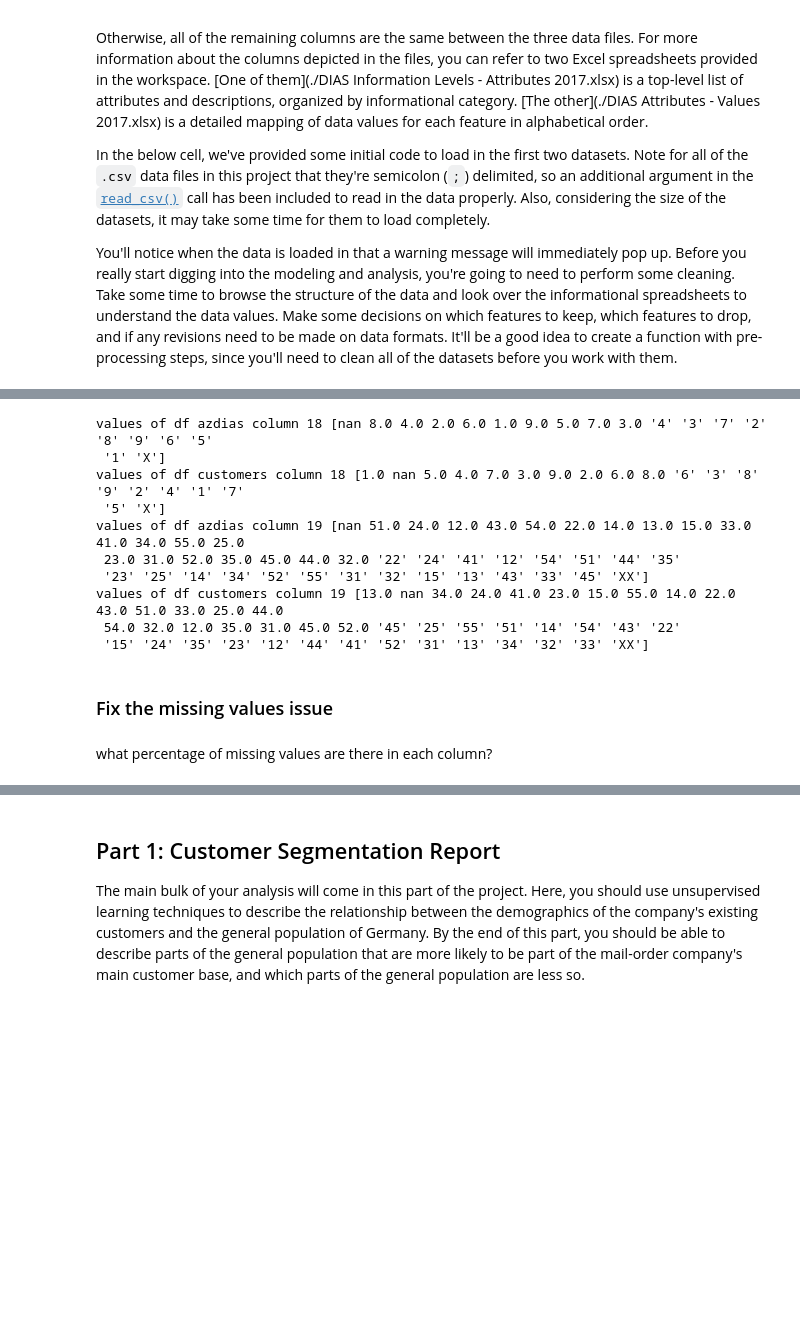
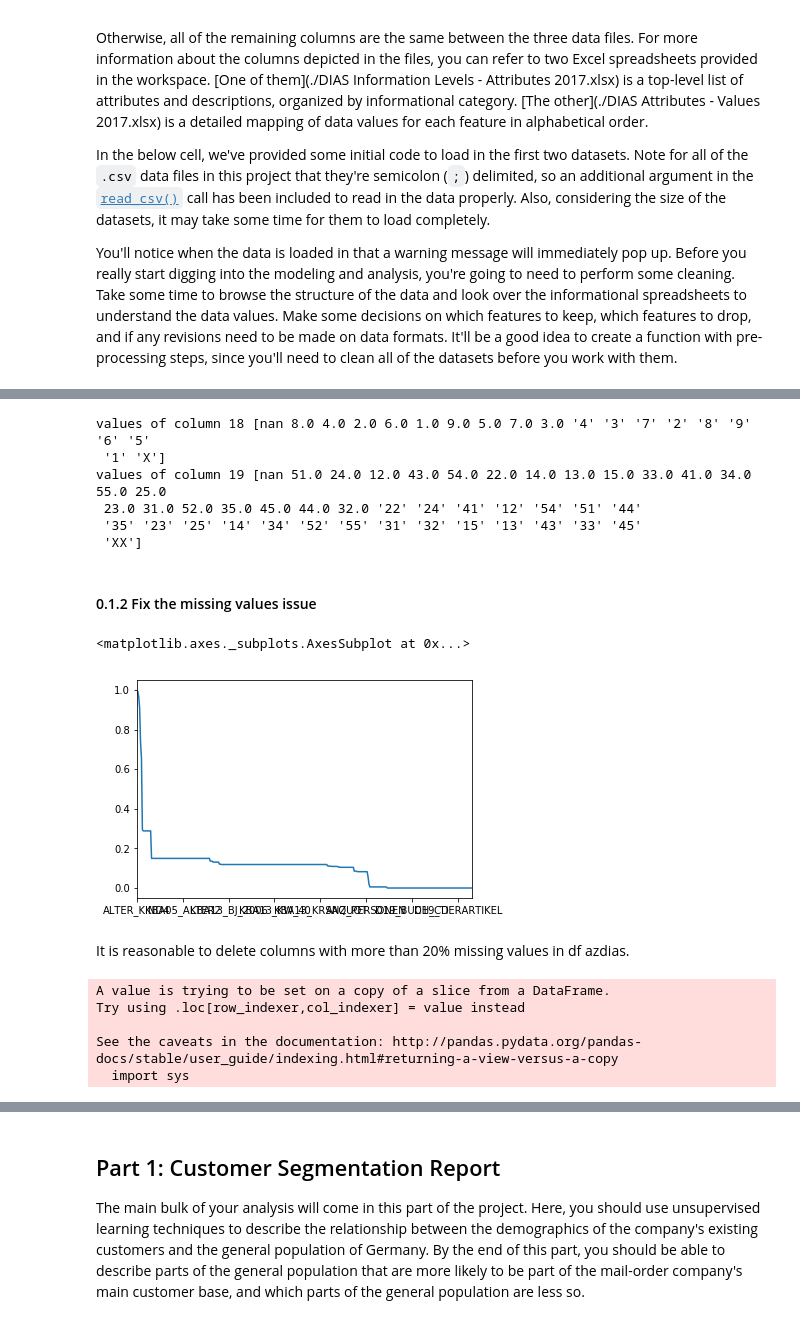
Before and after one commit to anqi-guo/udacity-MLND, a Jupyter notebook: project3_customer_segmentation/Arvato Project Workbook.ipynb, the cells around one changed output, grey strips where cells are left out. Saved outputs shown, nothing was run; the diff lists cells and outputs as text; code cells hidden in the pictures; blank space fills up the shorter version.

Commit message:
unify unknown and missing values

```diff
--- a/project3_customer_segmentation/Arvato Project Workbook.ipynb
+++ b/project3_customer_segmentation/Arvato Project Workbook.ipynb
@@ -49,26 +78,19 @@ print(round(t1-t0,2))
 # %%
 # get unique values of columns 18 and 19
 for c in [18,19]:
-    print('values of df azdias column %d'%c, azdias[azdias.columns[c]].unique())
-    print('values of df customers column %d'%c, customers[customers.columns[c]].unique())
+    print('values of column %d'%c, azdias[azdias.columns[c]].unique())
 # %% [output]
-values of df azdias column 18 [nan 8.0 4.0 2.0 6.0 1.0 9.0 5.0 7.0 3.0 '4' '3' '7' '2' '8' '9' '6' '5'
+values of column 18 [nan 8.0 4.0 2.0 6.0 1.0 9.0 5.0 7.0 3.0 '4' '3' '7' '2' '8' '9' '6' '5'
  '1' 'X']
-values of df customers column 18 [1.0 nan 5.0 4.0 7.0 3.0 9.0 2.0 6.0 8.0 '6' '3' '8' '9' '2' '4' '1' '7'
- '5' 'X']
-values of df azdias column 19 [nan 51.0 24.0 12.0 43.0 54.0 22.0 14.0 13.0 15.0 33.0 41.0 34.0 55.0 25.0
- 23.0 31.0 52.0 35.0 45.0 44.0 32.0 '22' '24' '41' '12' '54' '51' '44' '35'
- '23' '25' '14' '34' '52' '55' '31' '32' '15' '13' '43' '33' '45' 'XX']
-values of df customers column 19 [13.0 nan 34.0 24.0 41.0 23.0 15.0 55.0 14.0 22.0 43.0 51.0 33.0 25.0 44.0
- 54.0 32.0 12.0 35.0 31.0 45.0 52.0 '45' '25' '55' '51' '14' '54' '43' '22'
- '15' '24' '35' '23' '12' '44' '41' '52' '31' '13' '34' '32' '33' 'XX']
+values of column 19 [nan 51.0 24.0 12.0 43.0 54.0 22.0 14.0 13.0 15.0 33.0 41.0 34.0 55.0 25.0
+ 23.0 31.0 52.0 35.0 45.0 44.0 32.0 '22' '24' '41' '12' '54' '51' '44'
+ '35' '23' '25' '14' '34' '52' '55' '31' '32' '15' '13' '43' '33' '45'
+ 'XX']
 # %%
 # most values of both columns are numbers or nan except string X and XX
 # so replace value 'X' of column 18 and value 'XX' of column 19 with nan, and unify the dtypes of both columns to float
 for k,v in {18:'X', 19:'XX'}.items():
     azdias[azdias.columns[k]] = azdias[azdias.columns[k]].replace({v: np.nan})
     azdias[azdias.columns[k]] = azdias[azdias.columns[k]].astype(float)
-    customers[customers.columns[k]] = customers[customers.columns[k]].replace({v: np.nan})
-    customers[customers.columns[k]] = customers[customers.columns[k]].astype(float)
 # %% [markdown]
-### Fix the missing values issue
+#### 0.1.2 Fix the missing values issue
@@ -80,3 +97,10 @@ for k, v in {'azdias':azdias, 'customers':customers}.items():
-# %% [markdown]
-what percentage of missing values are there in each column?
+# %%
+# firstly missing values of each columns
+missing_percentage = (azdias.isnull().sum())/len(azdias)
+missing_percentage.sort_values(ascending=False).plot()
+# %% [output]
+<matplotlib.axes._subplots.AxesSubplot at 0x...>
+[figure, added]
+# %% [markdown]
+It is reasonable to delete columns with more than 20% missing values in df azdias.
 # %%
@@ -88,0 +109,16 @@ features_df[[features]]
+# %%
+# secondly read the file containing the description of all features, and find out if any specific values also
+# represent unknown values
+features_df = pd.read_excel('DIAS Attributes - Values 2017.xlsx', header=1, usecols='B:E')
+features_df.fillna(method='ffill',inplace=True)
+unknown_values_df = features_df[features_df['Meaning'].str.contains('unknown')]
+
+unknown_values_df['Value'] = unknown_values_df['Value'].apply(lambda x: list(map(int, x.replace(' ','').split(','))) if type(x)==str else x)
+#unknown_values_df2 = unknown_values_df.explode('Value').loc[:,['Attribute','Value']]
+unknown_values_dict = dict(zip(unknown_values_df.Attribute, unknown_values_df.Value))
+# %% [output]
+A value is trying to be set on a copy of a slice from a DataFrame.
+Try using .loc[row_indexer,col_indexer] = value instead
+
+See the caveats in the documentation: http://pandas.pydata.org/pandas-docs/stable/user_guide/indexing.html#returning-a-view-versus-a-copy
+  import sys
```
Also changed, not shown: parts of 15 cells of this notebook.
